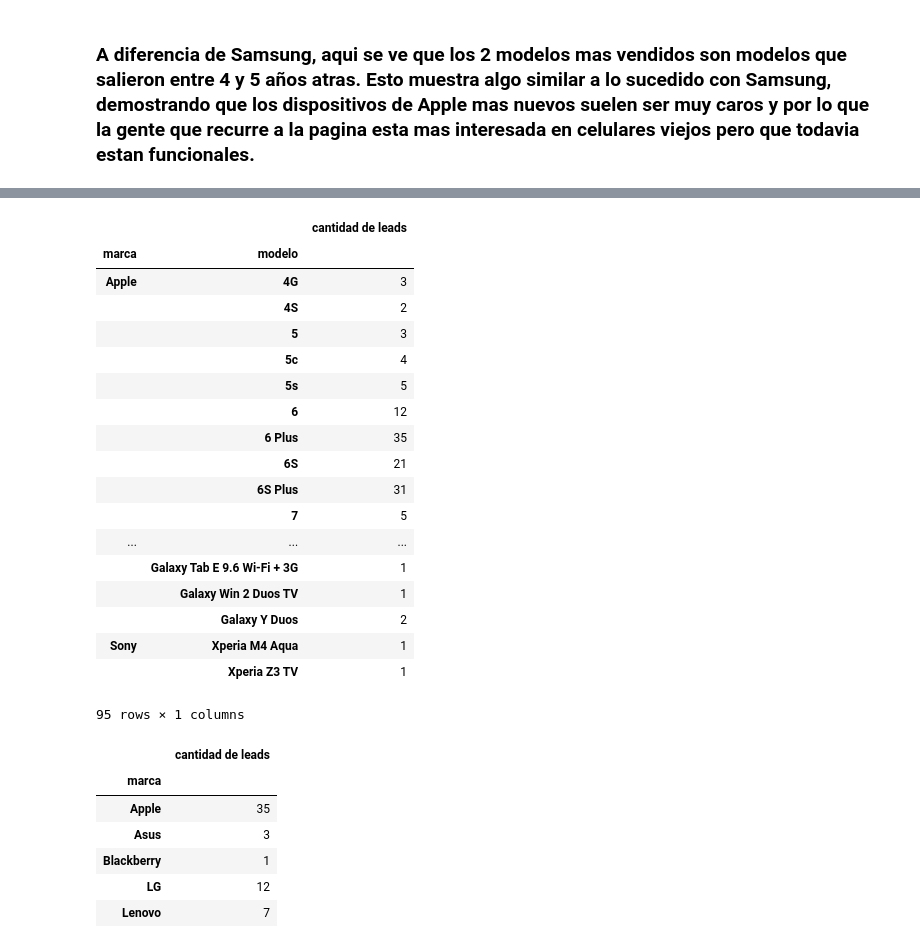
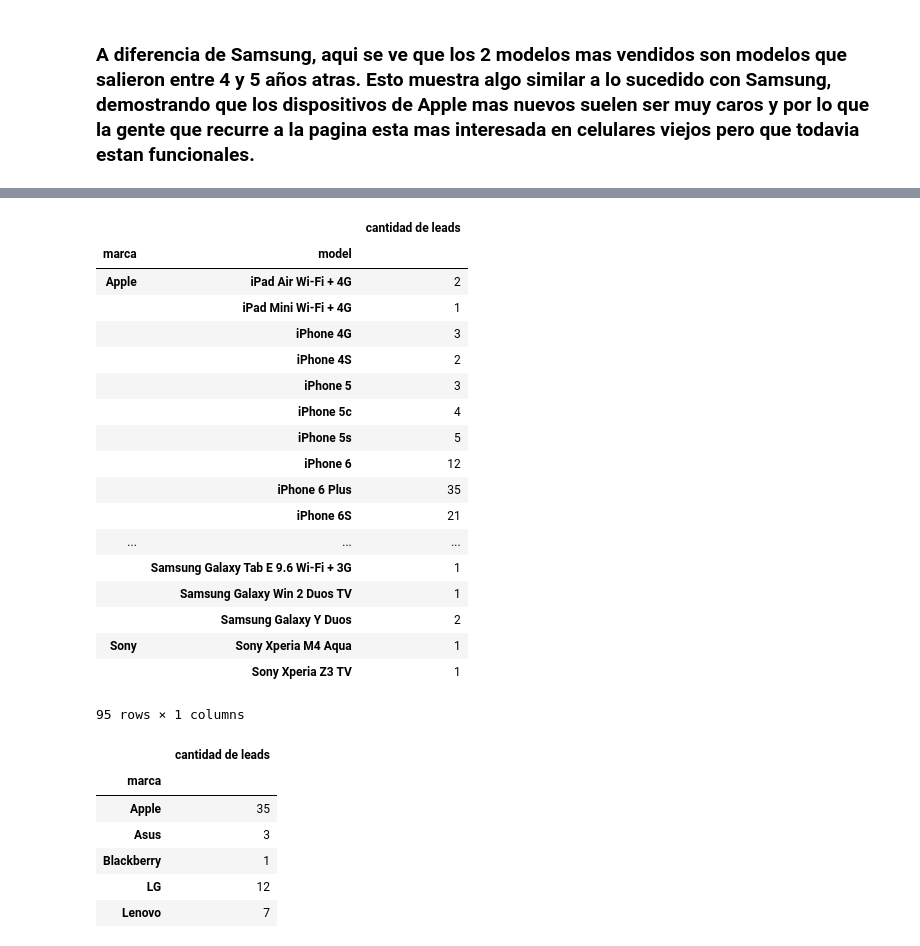
Before and after one commit to EugeniaFranchi/TP-Datos, a Jupyter notebook: TpDatos.ipynb, the cells around one changed output, grey strips where cells are left out. Saved outputs shown, nothing was run; the diff lists cells and outputs as text; code cells hidden in the pictures.

```diff
--- a/TpDatos.ipynb
+++ b/TpDatos.ipynb
@@ -127,29 +127,29 @@ Text(0.5,0,'Modelo')
 # %%
 #Registros para aviso de stock por marca y modelo
 leads=dataframe.groupby('event')
-leads=leads.get_group('lead').groupby(['marca','modelo'])['event'].count().to_frame()
+leads=leads.get_group('lead').groupby(['marca','model'])['event'].count().to_frame()
 
 leads['cantidad de leads']=leads['event']
 leads['cantidad de leads'].to_frame()
 # %% [output]
 |  |  | cantidad de leads |
-| marca | modelo |  |
-| Apple | 4G | 3 |
-|  | 4S | 2 |
-|  | 5 | 3 |
-|  | 5c | 4 |
-|  | 5s | 5 |
-|  | 6 | 12 |
-|  | 6 Plus | 35 |
-|  | 6S | 21 |
-|  | 6S Plus | 31 |
-|  | 7 | 5 |
+| marca | model |  |
+| Apple | iPad Air Wi-Fi + 4G | 2 |
+|  | iPad Mini Wi-Fi + 4G | 1 |
+|  | iPhone 4G | 3 |
+|  | iPhone 4S | 2 |
+|  | iPhone 5 | 3 |
+|  | iPhone 5c | 4 |
+|  | iPhone 5s | 5 |
+|  | iPhone 6 | 12 |
+|  | iPhone 6 Plus | 35 |
+|  | iPhone 6S | 21 |
 | ... | ... | ... |
-|  | Galaxy Tab E 9.6 Wi-Fi + 3G | 1 |
-|  | Galaxy Win 2 Duos TV | 1 |
-|  | Galaxy Y Duos | 2 |
-| Sony | Xperia M4 Aqua | 1 |
-|  | Xperia Z3 TV | 1 |
+|  | Samsung Galaxy Tab E 9.6 Wi-Fi + 3G | 1 |
+|  | Samsung Galaxy Win 2 Duos TV | 1 |
+|  | Samsung Galaxy Y Duos | 2 |
+| Sony | Sony Xperia M4 Aqua | 1 |
+|  | Sony Xperia Z3 TV | 1 |
 95 rows × 1 columns
 # %%
 #Mayores cantidades de registro de aviso de disponibilidad de stock por marca
```
Also changed, not shown: parts of 13 cells of this notebook.
